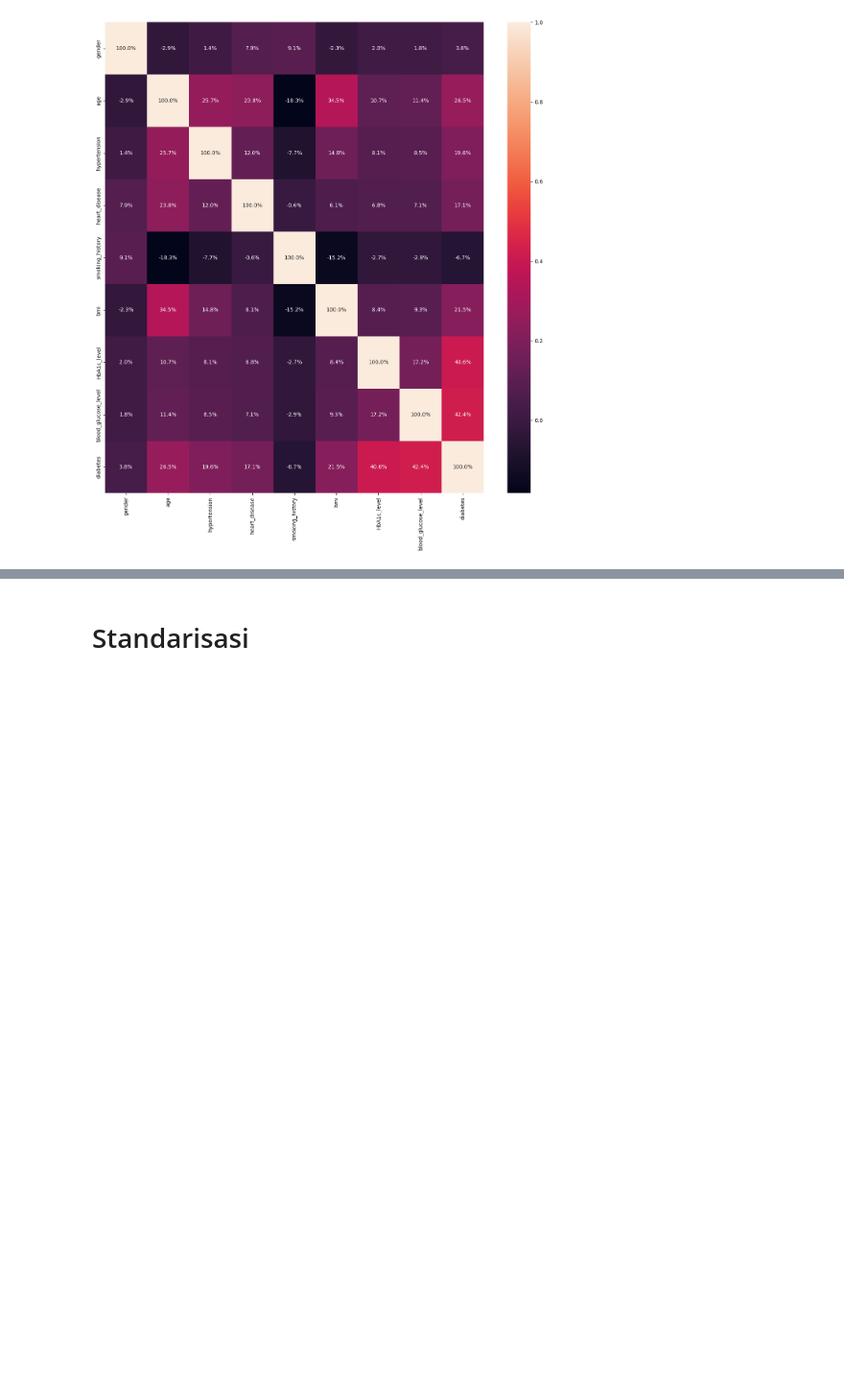
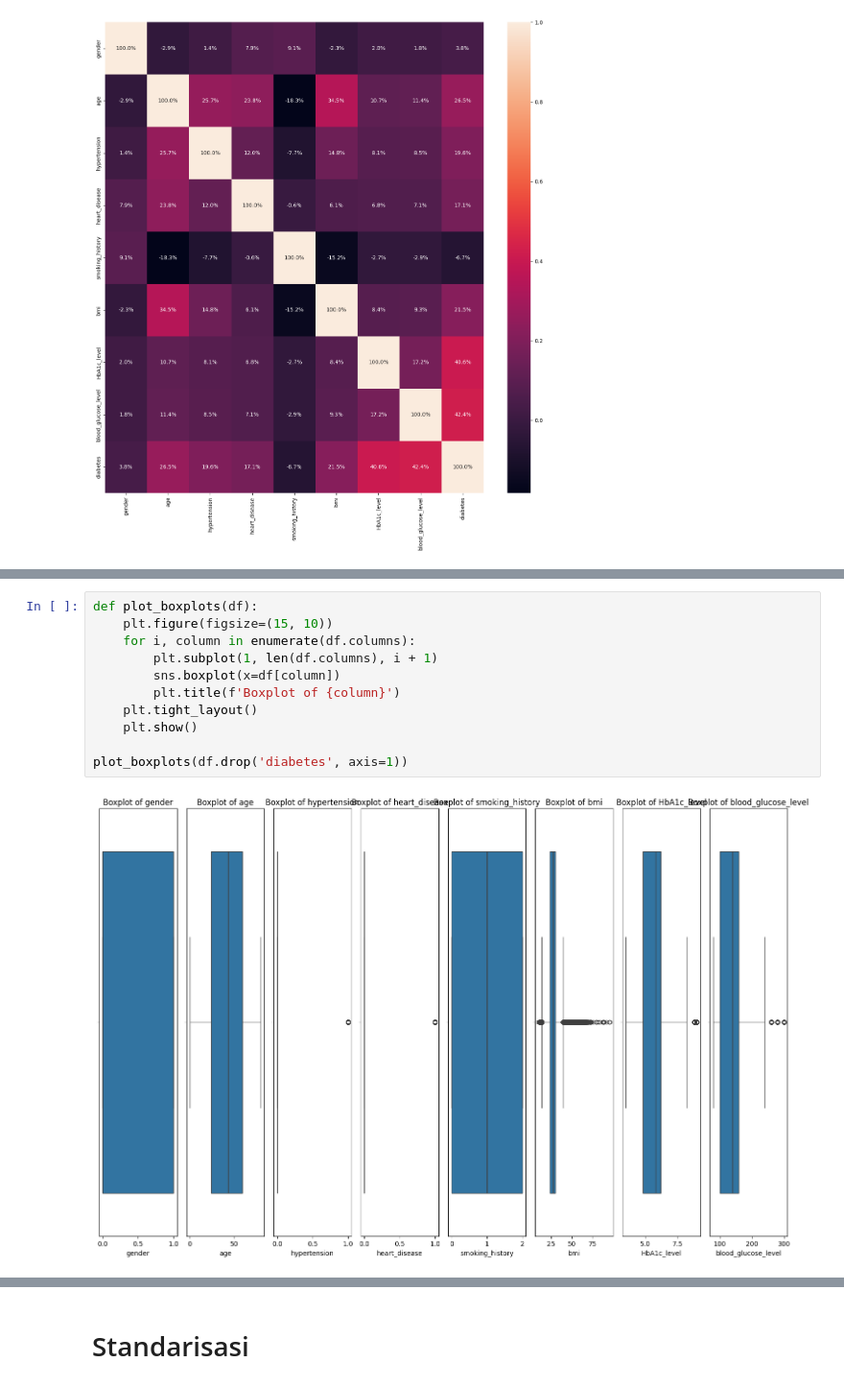
Before and after one commit to fihrizilhamr/Pemsin-FP-D2-2024, a Jupyter notebook: Pemsin_FP_D2_2024.ipynb, the cells around one changed output, grey strips where cells are left out. Shown: that part at 96% size. Saved outputs shown, nothing was run; the diff lists cells and outputs as text; blank space fills up the shorter version.

```diff
--- a/Pemsin_FP_D2_2024.ipynb
+++ b/Pemsin_FP_D2_2024.ipynb
@@ -260,0 +230,13 @@ df
+# %%
+def plot_boxplots(df):
+    plt.figure(figsize=(15, 10))
+    for i, column in enumerate(df.columns):
+        plt.subplot(1, len(df.columns), i + 1)
+        sns.boxplot(x=df[column])
+        plt.title(f'Boxplot of {column}')
+    plt.tight_layout()
+    plt.show()
+
+plot_boxplots(df.drop('diabetes', axis=1))
+# %% [output]
+[figure, added]
```
Also changed, not shown: parts of 12 cells of this notebook.
